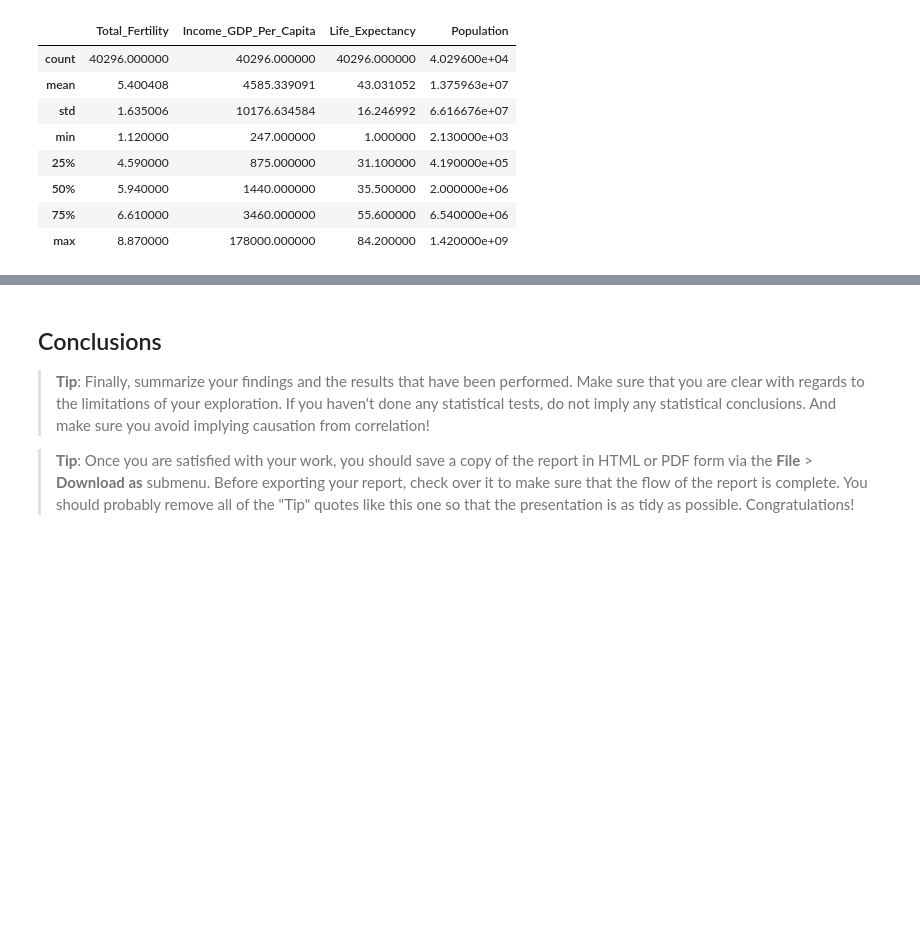
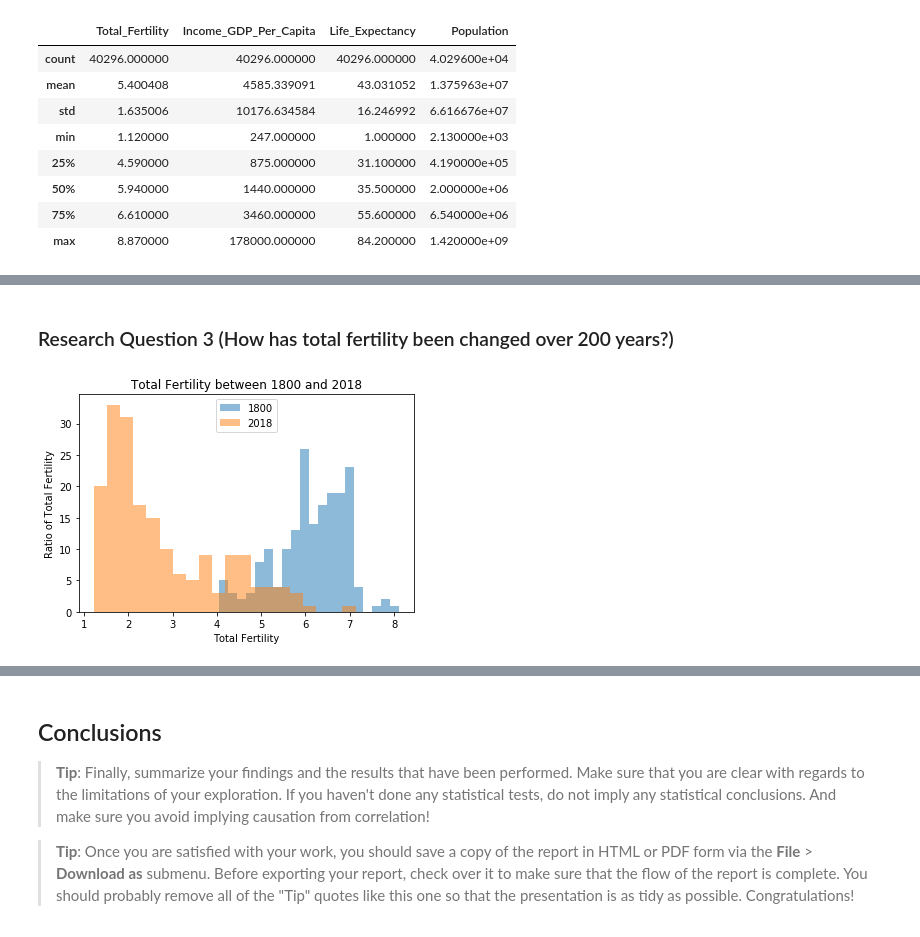
Before and after one commit to Rapter1990/Udacity-Data-Analyst-Nanodegree, a Jupyter notebook: P2_Investigate_A_Dataset/investigate-a-dataset-template.ipynb, the cells around one changed output, grey strips where cells are left out. Drawn from its saved outputs; the diff is of its cells as text; code cells hidden in the pictures; blank space fills up the shorter version.

```diff
--- a/P2_Investigate_A_Dataset/investigate-a-dataset-template.ipynb
+++ b/P2_Investigate_A_Dataset/investigate-a-dataset-template.ipynb
@@ -730,0 +807,15 @@ trend_df.to_csv('trend_df.csv', index=False)
+# %% [markdown]
+### Research Question 3  (How has total fertility been changed over 200 years?)
+# %%
+# Continue to explore the data to address your additional research
+#   questions. Add more headers as needed if you have more questions to
+#   investigate.
+plt.hist(trend_df_1800["Total_Fertility"], bins=20, alpha=0.5, label='1800')
+plt.hist(trend_df_2018["Total_Fertility"], bins=20, alpha=0.5, label='2018')
+plt.title("Total Fertility between 1800 and 2018")
+plt.xlabel("Total Fertility")
+plt.ylabel('Ratio of Total Fertility')
+plt.legend(loc='upper center')
+plt.show()
+# %% [output]
+[figure, added]
```
Also changed, not shown: parts of 67 cells of this notebook.
